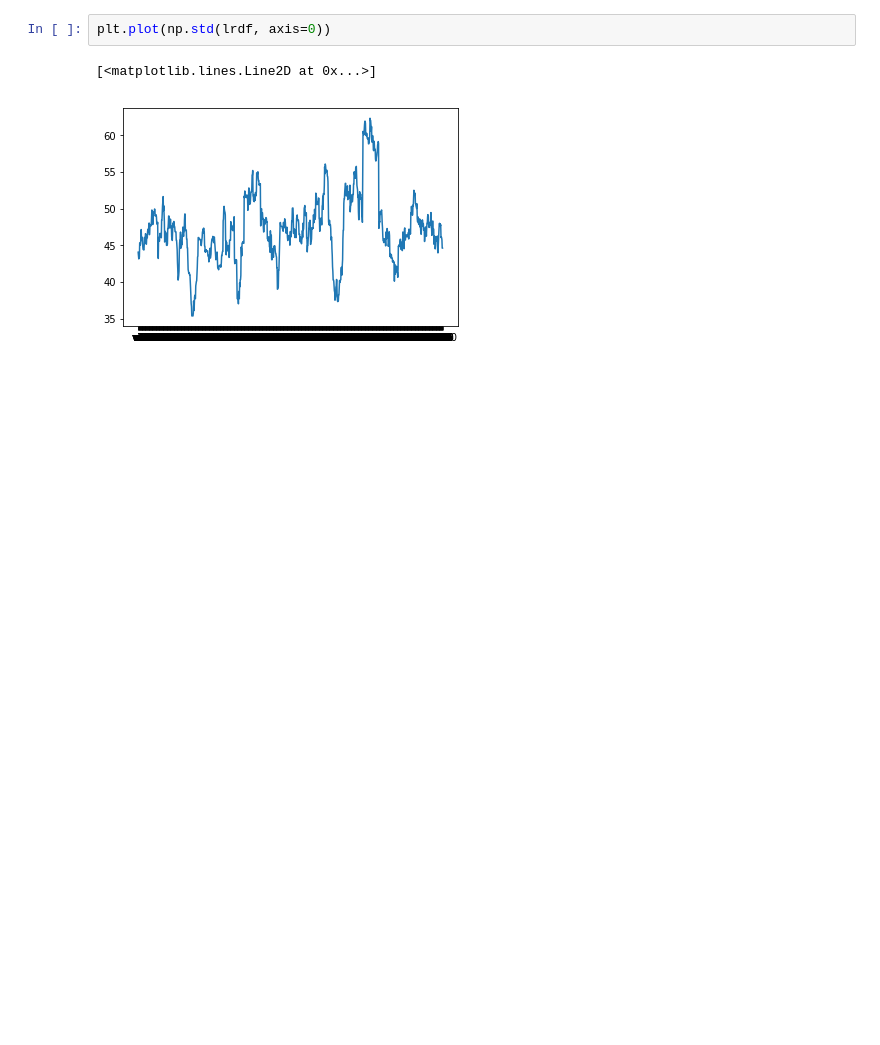
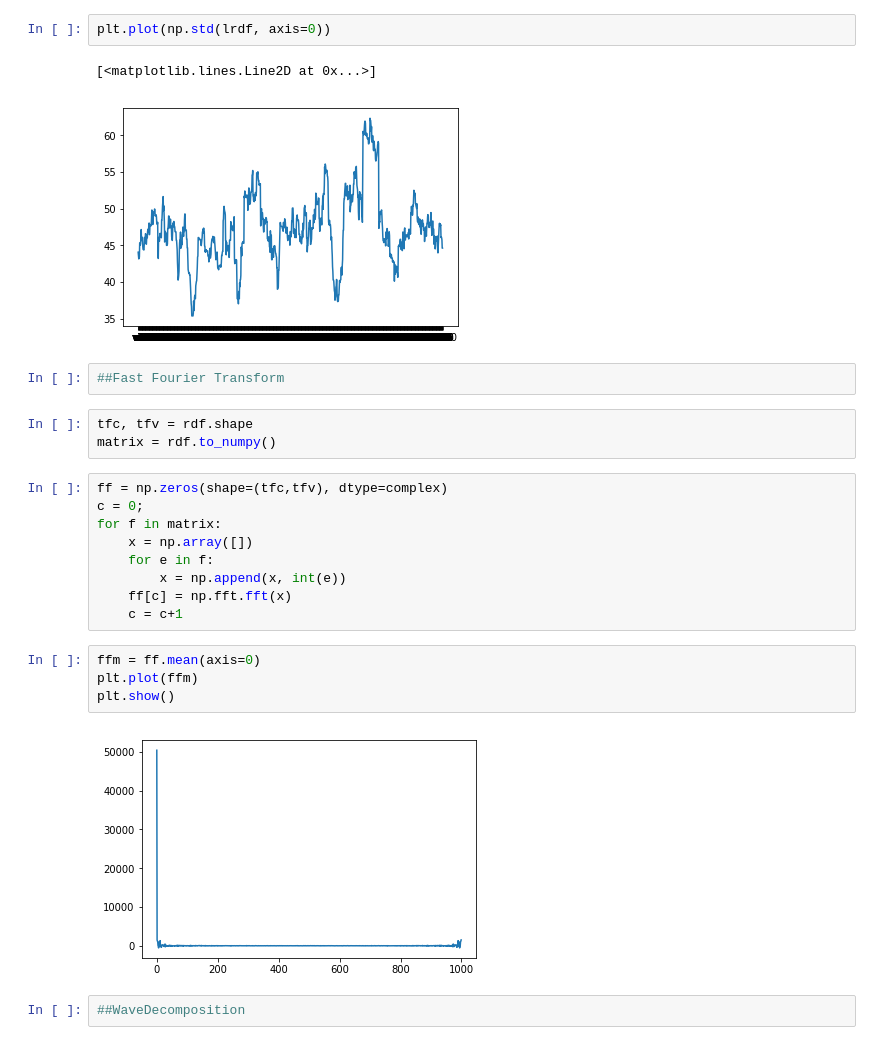
Before and after one commit to sytzewest/EEG-RobotArm-ProjectInnovate, a Jupyter notebook: Processing/EEG.ipynb, the cells around one changed output. Drawn from its saved outputs; the diff is of its cells as text; blank space fills up the shorter version.

```diff
--- a/Processing/EEG.ipynb
+++ b/Processing/EEG.ipynb
@@ -96,3 +107,25 @@ plt.plot(np.std(lrdf, axis=0))
 # %% [output]
 [<matplotlib.lines.Line2D at 0x...>]
 [figure]
+# %%
+##Fast Fourier Transform
+# %%
+tfc, tfv = rdf.shape
+matrix = rdf.to_numpy()
+# %%
+ff = np.zeros(shape=(tfc,tfv), dtype=complex)
+c = 0;
+for f in matrix:
+    x = np.array([])
+    for e in f:
+        x = np.append(x, int(e))
+    ff[c] = np.fft.fft(x)
+    c = c+1
+# %%
+ffm = ff.mean(axis=0)
+plt.plot(ffm)
+plt.show()
+# %% [output]
+[figure, added]
+# %%
+##WaveDecomposition
```
Also changed, not shown: parts of 14 cells of this notebook.
